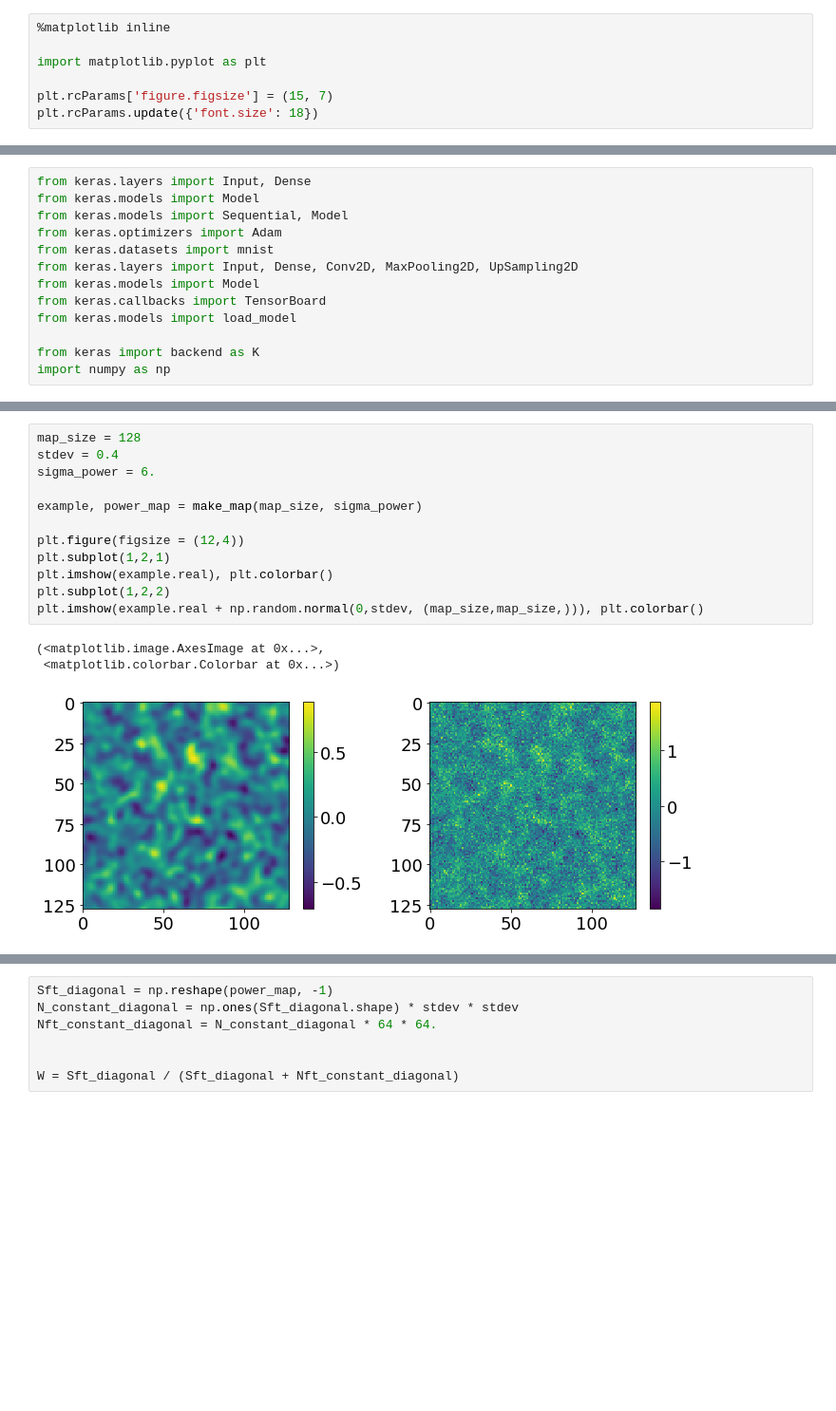
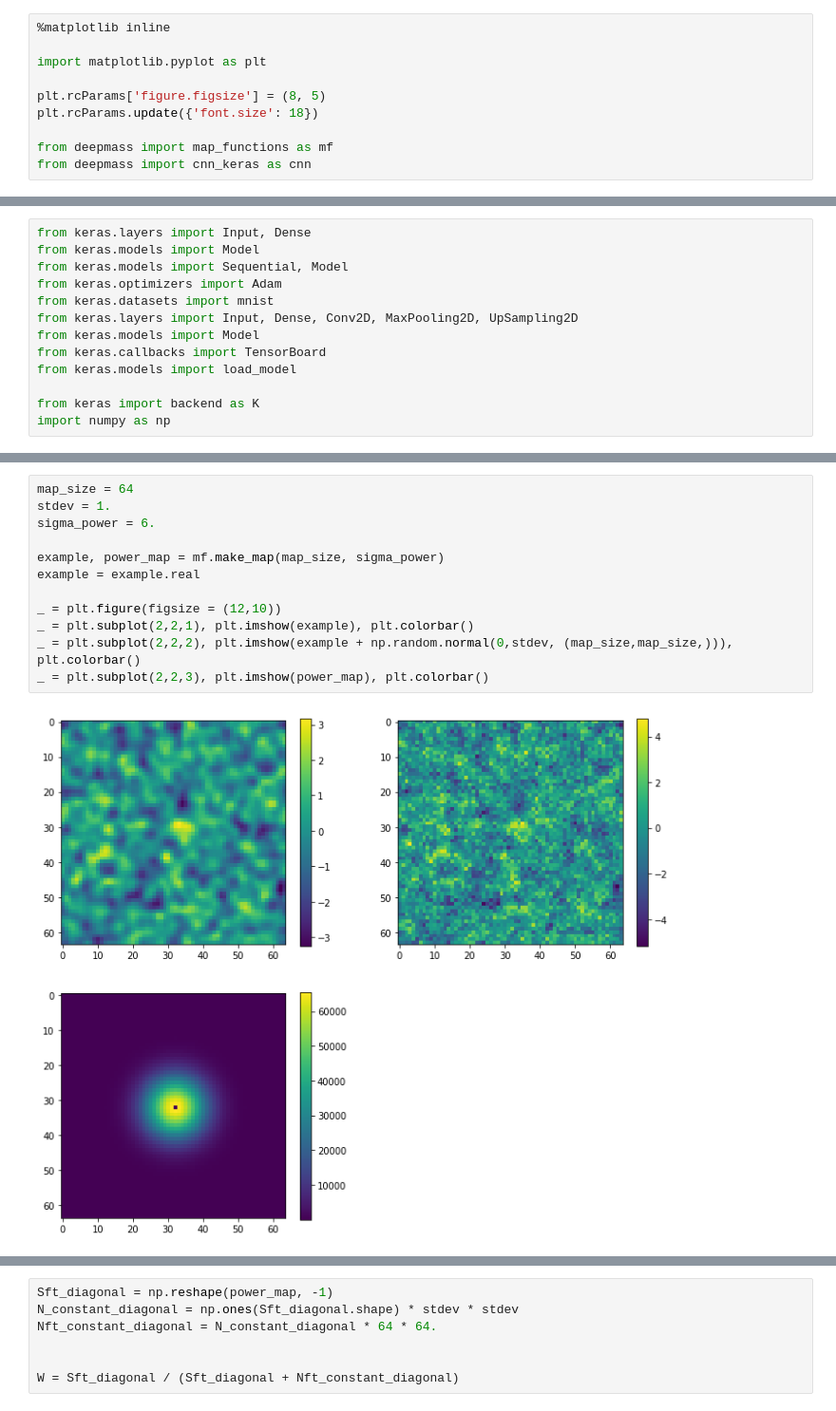
Before and after one commit to NiallJeffrey/DeepMass, a Jupyter notebook: wiener_comparison.ipynb, the cells around one changed output, grey strips where cells are left out. Shown: that part at 95% size. Drawn from its saved outputs; the diff is of its cells as text; blank space fills up the shorter version.

```diff
--- a/wiener_comparison.ipynb
+++ b/wiener_comparison.ipynb
@@ -3,5 +3,8 @@
 
 import matplotlib.pyplot as plt
 
-plt.rcParams['figure.figsize'] = (15, 7)
+plt.rcParams['figure.figsize'] = (8, 5)
 plt.rcParams.update({'font.size': 18})
+
+from deepmass import map_functions as mf
+from deepmass import cnn_keras as cnn
@@ -68,16 +26,14 @@ def make_map(size, sigmasignal = None):
 # %%
-map_size = 128
-stdev = 0.4
+map_size = 64
+stdev = 1.
 sigma_power = 6.
 
-example, power_map = make_map(map_size, sigma_power)
+example, power_map = mf.make_map(map_size, sigma_power)
+example = example.real
 
-plt.figure(figsize = (12,4))
-plt.subplot(1,2,1)
-plt.imshow(example.real), plt.colorbar()
-plt.subplot(1,2,2)
-plt.imshow(example.real + np.random.normal(0,stdev, (map_size,map_size,))), plt.colorbar()
+_ = plt.figure(figsize = (12,10))
+_ = plt.subplot(2,2,1), plt.imshow(example), plt.colorbar()
+_ = plt.subplot(2,2,2), plt.imshow(example + np.random.normal(0,stdev, (map_size,map_size,))), plt.colorbar()
+_ = plt.subplot(2,2,3), plt.imshow(power_map), plt.colorbar()
 # %% [output]
-(<matplotlib.image.AxesImage at 0x...>,
- <matplotlib.colorbar.Colorbar at 0x...>)
-[figure, old version]
+[figure, new version]
```
Also changed, not shown: parts of 18 cells of this notebook.
